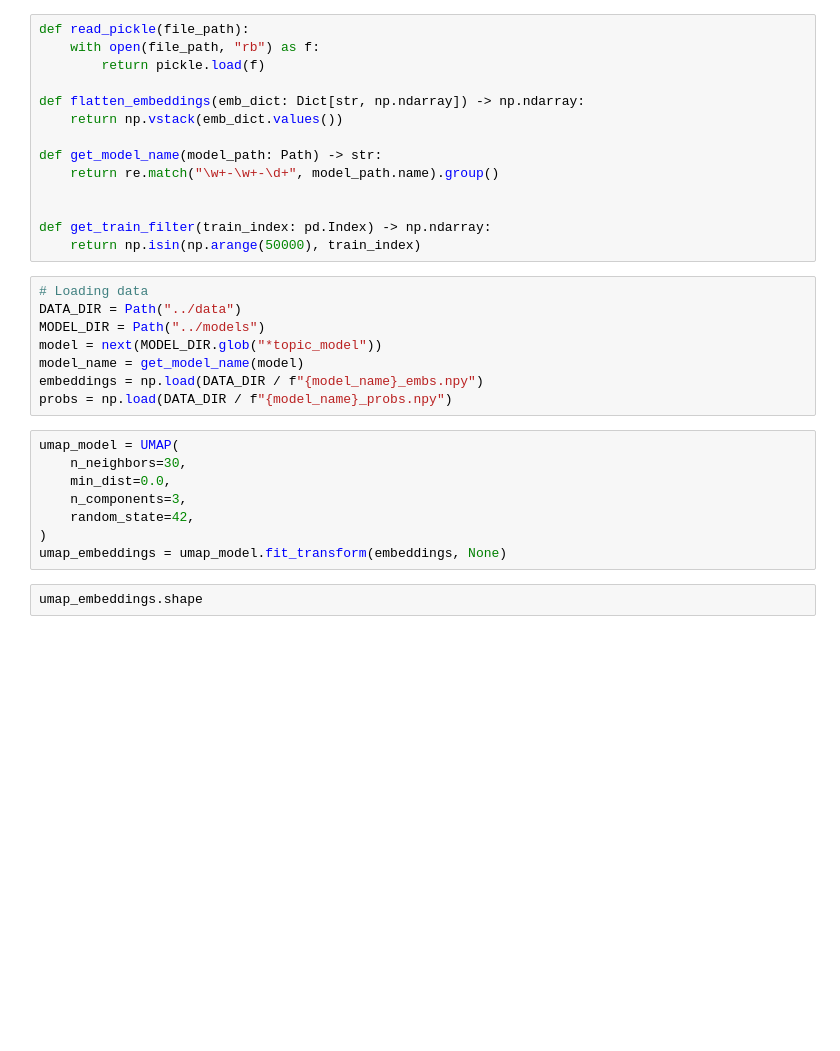
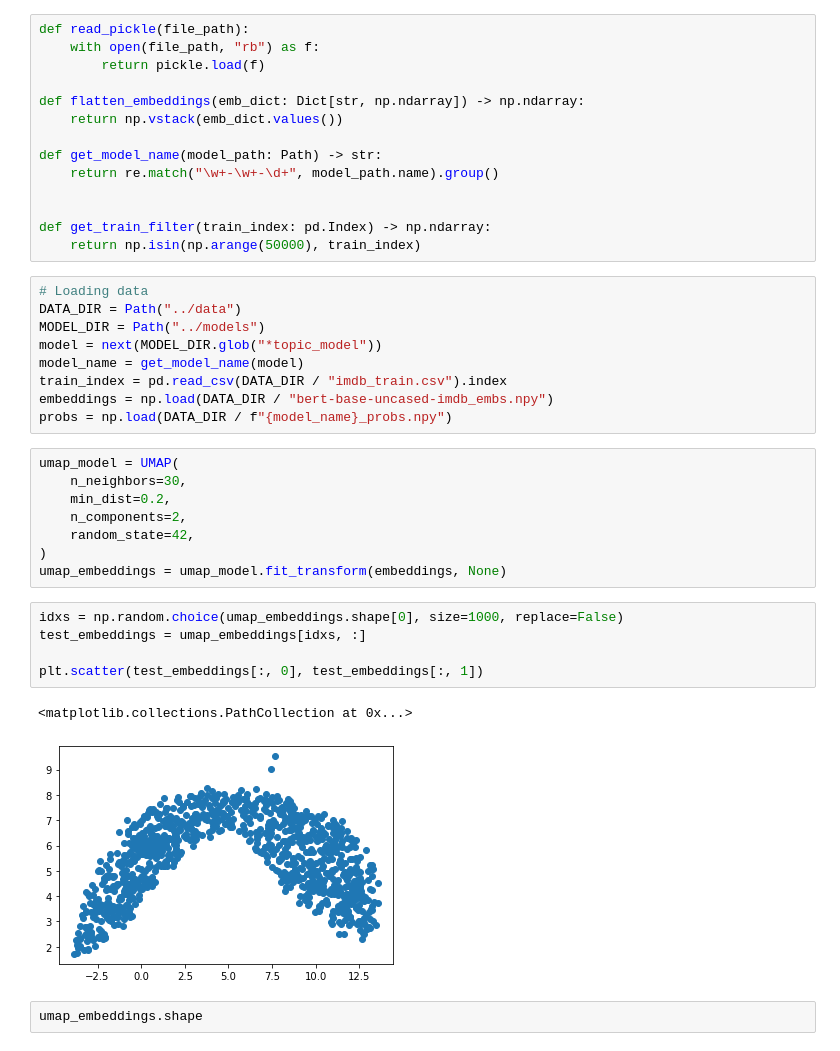
Before and after one commit to Rysias/TransTopicXAI, a Jupyter notebook: src/EmbeddingExploration.ipynb, the cells around one changed output. Drawn from its saved outputs; the diff is of its cells as text; blank space fills up the shorter version.

```diff
--- a/src/EmbeddingExploration.ipynb
+++ b/src/EmbeddingExploration.ipynb
@@ -28,16 +29,25 @@ DATA_DIR = Path("../data")
 MODEL_DIR = Path("../models")
 model = next(MODEL_DIR.glob("*topic_model"))
 model_name = get_model_name(model)
-embeddings = np.load(DATA_DIR / f"{model_name}_embs.npy")
+train_index = pd.read_csv(DATA_DIR / "imdb_train.csv").index
+embeddings = np.load(DATA_DIR / "bert-base-uncased-imdb_embs.npy")
 probs = np.load(DATA_DIR / f"{model_name}_probs.npy")
 # %%
 umap_model = UMAP(
     n_neighbors=30,
-    min_dist=0.0,
-    n_components=3,
+    min_dist=0.2,
+    n_components=2,
     random_state=42,
 )
 umap_embeddings = umap_model.fit_transform(embeddings, None)
+# %%
+idxs = np.random.choice(umap_embeddings.shape[0], size=1000, replace=False)
+test_embeddings = umap_embeddings[idxs, :]
+
+plt.scatter(test_embeddings[:, 0], test_embeddings[:, 1])
+# %% [output]
+<matplotlib.collections.PathCollection at 0x...>
+[figure, added]
 # %%
 umap_embeddings.shape
 # %% [output]
```
Also changed, not shown: parts of 7 cells of this notebook, 1 other file.
